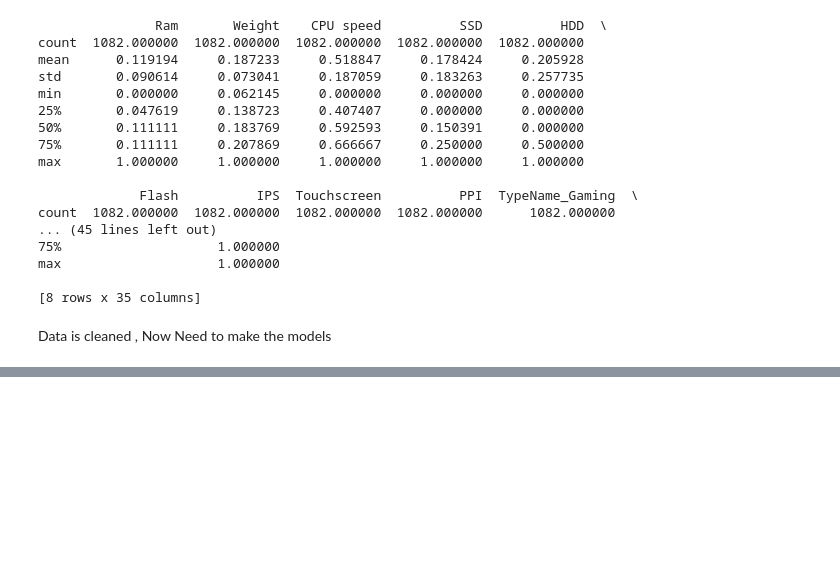
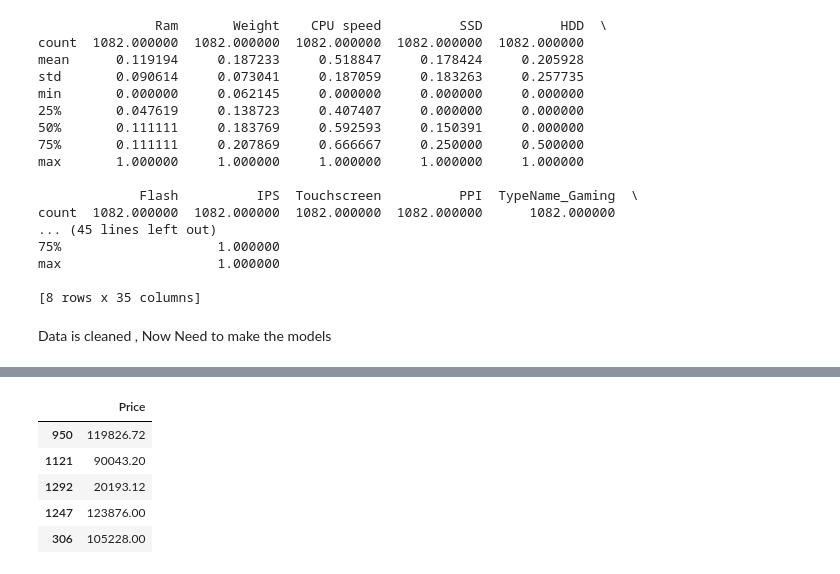
Before and after one commit to Lucius-40/ML-projects, a Jupyter notebook: Laptop Price Prediction/clean_and_predict.ipynb, the cells around one changed output, grey strips where cells are left out. Cells and saved outputs as stored; diff of their text form; code cells hidden in the pictures; blank space fills up the shorter version.

```diff
--- a/Laptop Price Prediction/clean_and_predict.ipynb
+++ b/Laptop Price Prediction/clean_and_predict.ipynb
@@ -467,0 +638,12 @@ results
+# %%
+base_models = [
+    ("gb", gradient_boost_regressor),
+    ("cb", catboost),
+    ("rf", random_forest)
+]
+w = [3 , 2, 1]
+
+voting_reg = VotingRegressor(
+    estimators=base_models,
+    weights=w
+)
@@ -467,0 +652,10 @@ results
+# %%
+stack_reg = StackingRegressor(
+    estimators=base_models,
+    final_estimator=RidgeCV(),  # meta-model
+    cv=5,                       # CV for generating meta-features
+    passthrough=False           # if True, original features are also passed to meta-model
+)
+# %%
+voting_reg.fit(X_train_pre2, y_train_pre2)
+stack_reg.fit(X_train_pre2, y_train_pre2)
@@ -467,0 +802,3 @@ results
+# %%
+preds = random_forest.predict(X_train_pre2.head(5))
+y_label = y_train_pre2.head(5)
@@ -467,0 +810,9 @@ results
+# %%
+y_label
+# %% [output]
+|  | Price |
+| 950 | 119826.72 |
+| 1121 | 90043.20 |
+| 1292 | 20193.12 |
+| 1247 | 123876.00 |
+| 306 | 105228.00 |
```
Also changed, not shown: parts of 33 cells of this notebook, 4 other files.
